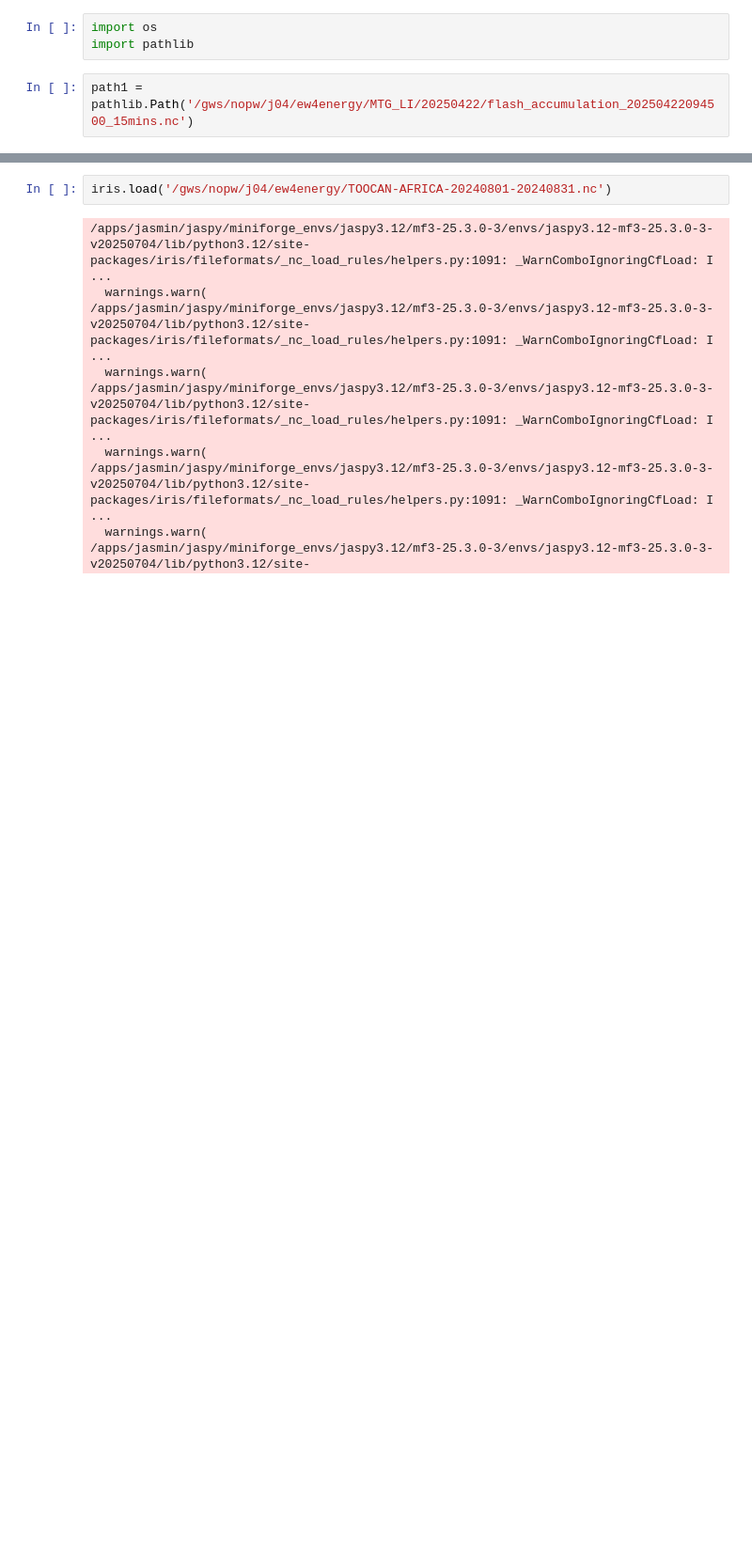
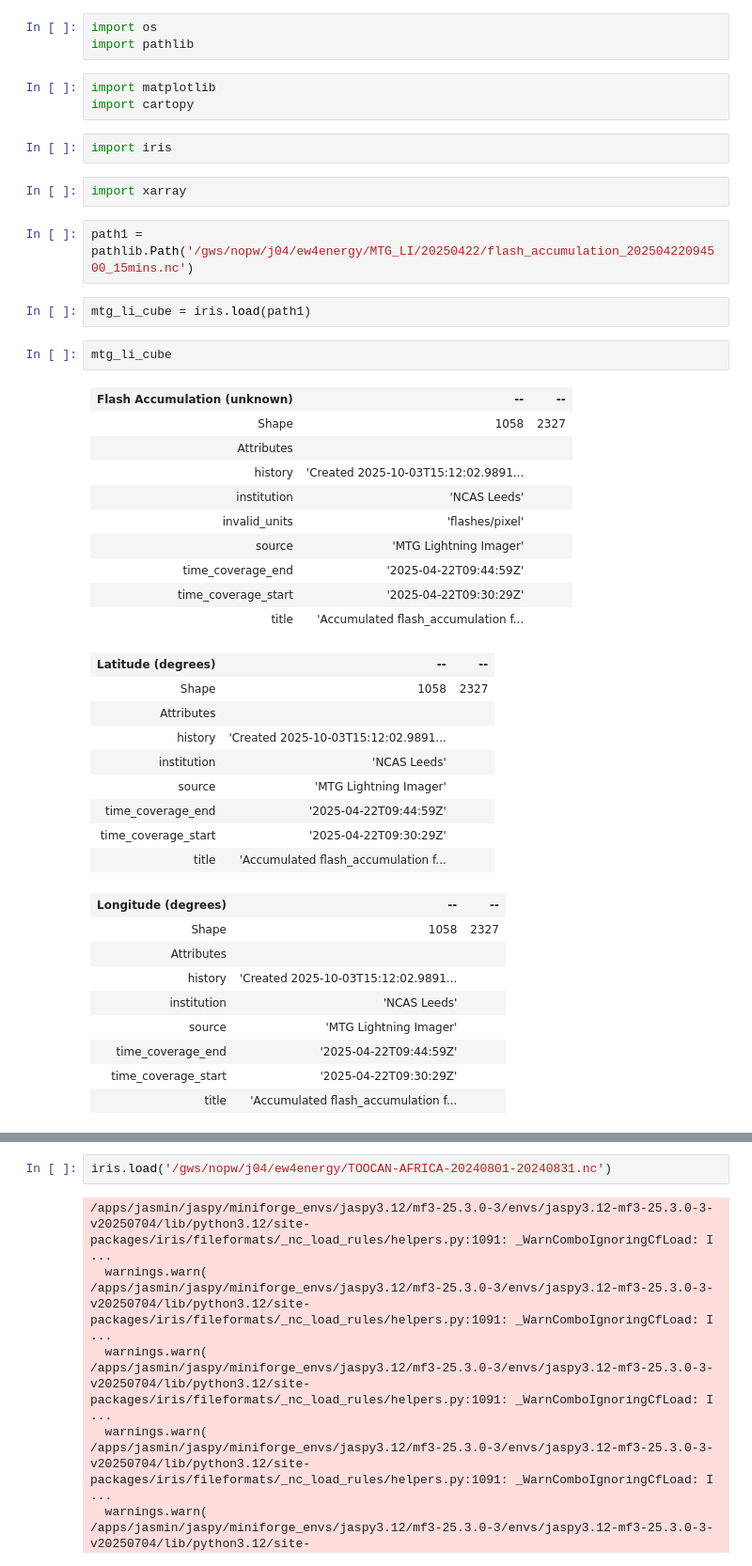
Before and after one commit to uk-gov-mirror/MetOffice.pyearthtools_jasmin, a Jupyter notebook: notebooks/ew4energy/ew4_mtg_li.ipynb, the cells around one changed output, grey strips where cells are left out. Shown at 94% size. Cells and saved outputs as stored; diff of their text form; blank space fills up the shorter version.

```diff
--- a/notebooks/ew4energy/ew4_mtg_li.ipynb
+++ b/notebooks/ew4energy/ew4_mtg_li.ipynb
@@ -9,5 +12,45 @@ import iris
 # %%
 import os
 import pathlib
+# %%
+import matplotlib
+import cartopy
+# %%
+import iris
+# %%
+import xarray
 # %%
 path1 = pathlib.Path('/gws/nopw/j04/ew4energy/MTG_LI/20250422/flash_accumulation_20250422094500_15mins.nc')
+# %%
+mtg_li_cube = iris.load(path1)
+# %%
+mtg_li_cube
+# %% [output]
+| Flash Accumulation (unknown) | -- | -- |
+| Shape | 1058 | 2327 |
+| Attributes |  |  |
+| history | 'Created 2025-10-03T15:12:02.9891... |  |
+| institution | 'NCAS Leeds' |  |
+| invalid_units | 'flashes/pixel' |  |
+| source | 'MTG Lightning Imager' |  |
+| time_coverage_end | '2025-04-22T09:44:59Z' |  |
+| time_coverage_start | '2025-04-22T09:30:29Z' |  |
+| title | 'Accumulated flash_accumulation f... |  |
+| Latitude (degrees) | -- | -- |
+| Shape | 1058 | 2327 |
+| Attributes |  |  |
+| history | 'Created 2025-10-03T15:12:02.9891... |  |
+| institution | 'NCAS Leeds' |  |
+| source | 'MTG Lightning Imager' |  |
+| time_coverage_end | '2025-04-22T09:44:59Z' |  |
+| time_coverage_start | '2025-04-22T09:30:29Z' |  |
+| title | 'Accumulated flash_accumulation f... |  |
+| Longitude (degrees) | -- | -- |
+| Shape | 1058 | 2327 |
+| Attributes |  |  |
+| history | 'Created 2025-10-03T15:12:02.9891... |  |
+| institution | 'NCAS Leeds' |  |
+| source | 'MTG Lightning Imager' |  |
+| time_coverage_end | '2025-04-22T09:44:59Z' |  |
+| time_coverage_start | '2025-04-22T09:30:29Z' |  |
+| title | 'Accumulated flash_accumulation f... |  |
```
Also changed, not shown: parts of 17 cells of this notebook, 3 other files.
